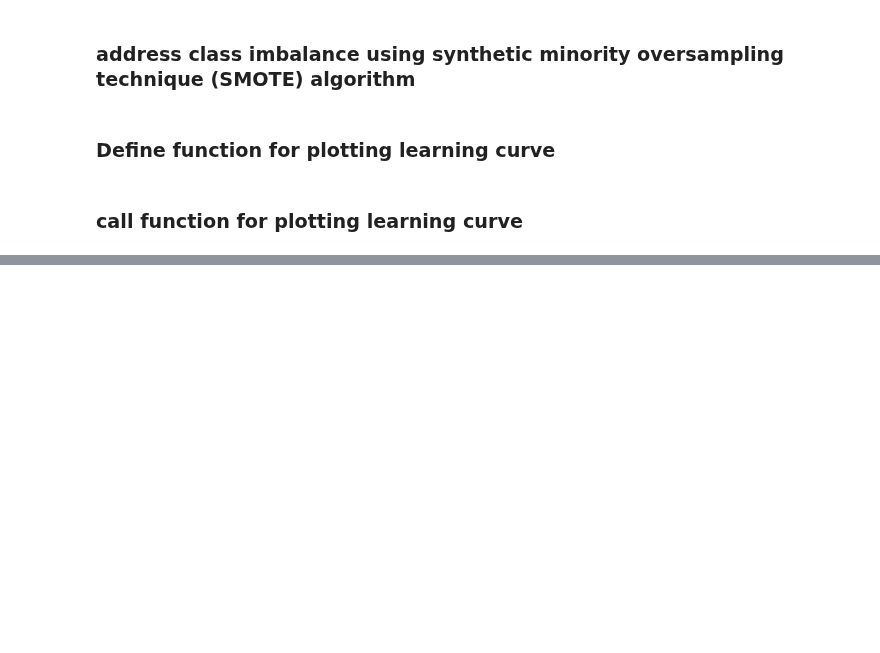
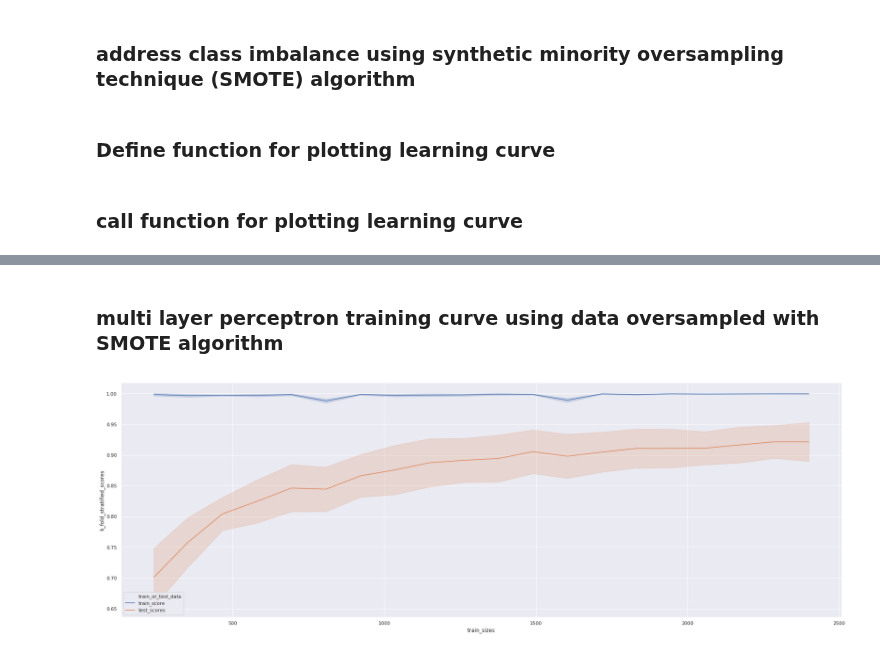
Before and after one commit to Spelaeo123/Machine_Learning, a Jupyter notebook: paper_1_notebooks/learning_curve.ipynb, the cells around one changed output, grey strips where cells are left out. Cells and saved outputs as stored; diff of their text form; code cells hidden in the pictures; blank space fills up the shorter version.

```diff
--- a/paper_1_notebooks/learning_curve.ipynb
+++ b/paper_1_notebooks/learning_curve.ipynb
@@ -231,0 +160,2 @@ df_no_smote = learningCurve(RandomForestClassifier(n_estimators=1700, random_sta
+# %%
+df_MLP_smote = learningCurve(MLPClassifier(), X_smote_scaled, y_post_smote, cv = 5, train_sizes = np.linspace(0.1, 1.0, 20))
@@ -245,0 +190,7 @@ plot = sns.lineplot(x = 'train_sizes', y = 'k_fold_stratified_scores', hue = 'tr
+# %% [markdown]
+### multi layer perceptron training curve using data oversampled with SMOTE algorithm
+# %%
+sns.set(rc={'figure.figsize':(30,10)})
+plot = sns.lineplot(x = 'train_sizes', y = 'k_fold_stratified_scores', hue = 'train_or_test_data' ,data = df_MLP_smote, ci = 'sd')
+# %% [output]
+[figure, added]
```
Also changed, not shown: parts of 16 cells of this notebook, 2 other files.
